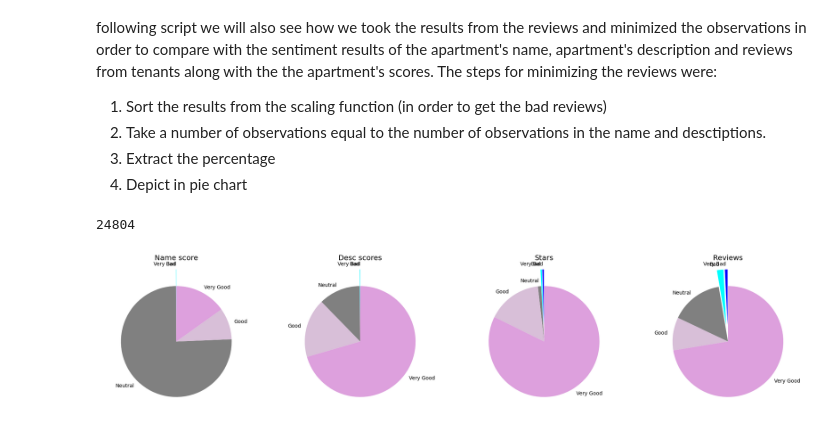
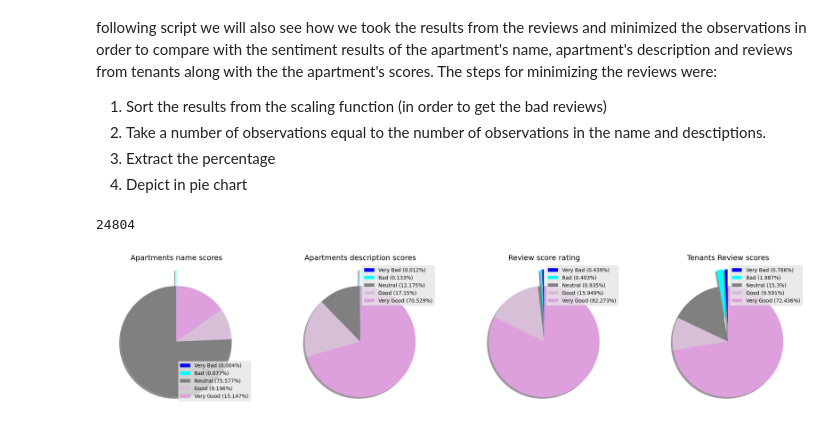
Before and after one commit to cecil7525/CompToolsAirBNB, a Jupyter notebook: senti.ipynb, the cells around one changed output. Drawn from its saved outputs; the diff is of its cells as text; code cells hidden in the pictures.

```diff
--- a/senti.ipynb
+++ b/senti.ipynb
@@ -554,51 +554,63 @@ frev=[counter[x] for x in sorted(counter.keys())]
 # take data percentage
 
 pname=[round((i*100)/sum(fname),3) for i in fname]
 pdesc=[round((i*100)/sum(fdesc),3) for i in fdesc]
 pstar=[round((i*100)/sum(fstar),3) for i in fstar]
 prev=[round((i*100)/sum(frev),3) for i in frev]
 
 # pie chart
 
 # Data for the pie charts
 labels1 = ['Very Bad', 'Bad', 'Neutral', 'Good', 'Very Good']
 
 # Create subplots
 fig, axs = plt.subplots(1, 4, figsize=(25, 5))
 expl=(0.3,0.3,0,0,0)
 cl=('blue','cyan','grey','Thistle', 'Plum')
 
-# First pie chart
-#axs[0].pie(pname,colors=cl, explode=expl,labels=labels1, autopct='%1.1f%%', startangle=90)
-axs[0].pie(pname,colors=cl, explode=expl,labels=labels1, startangle=90)
+def my_autopct(pct):
+    return ('%.2f' % pct) if pct > 90 else ''
 
-#patches, texts, auto = axs[0].pie(pname, colors=cl, shadow=True, startangle=90,explode=expl, autopct='%1.1f%%' )
-#patches, texts, auto = axs[0].pie(pname,colors=cl, explode=expl,labels=labels1, startangle=90)
-#axs[0].legend(patches, labels1, loc="best")
+# 90
+r=90
+# loc="best"
+ll='upper right'
 
-axs[0].axis('equal')  # Equal aspect ratio ensures that pie is drawn as a circle.
-axs[0].set_title('Name score')
+axs[0].pie(pname, colors = cl, explode=expl, labels=None,autopct=my_autopct, shadow=False, startangle=r)
+patches, texts, auto = axs[0].pie(pname, colors=cl, shadow=True, startangle=r,explode=expl, autopct=my_autopct )
+labels2=[]
+for i in range(len(pname)): labels2.append(labels1[i]+' ('+str(pname[i])+'%)')
+axs[0].legend(patches, labels2, loc='lower right')
+axs[0].axis('equal')
+axs[0].set_title('Apartments name scores')
 
-# Second pie chart
-#axs[1].pie(pdesc,colors=cl, explode=expl,labels=labels1, autopct='%1.1f%%', startangle=90)
-axs[1].pie(pdesc,colors=cl, explode=expl,labels=labels1, startangle=90)
+
+axs[1].pie(pdesc, colors = cl, explode=expl, labels=None ,autopct=my_autopct, shadow=False, startangle=r)
+patches, texts, auto = axs[1].pie(pdesc, colors=cl, shadow=True, startangle=r,explode=expl, autopct=my_autopct )
+labels2=[]
+for i in range(len(pname)): labels2.append(labels1[i]+' ('+str(pdesc[i])+'%)')
+axs[1].legend(patches, labels2, loc=ll)
 axs[1].axis('equal')
-axs[1].set_title('Desc scores')
+axs[1].set_title('Apartments description scores')
 
-# Third pie chart
-#axs[2].pie(pstar,colors=cl, explode=expl,labels=labels1, autopct='%1.1f%%', startangle=90)
-axs[2].pie(pstar,colors=cl, explode=expl,labels=labels1, startangle=90)
+axs[2].pie(pstar, colors = cl, explode=expl, labels=None,autopct=my_autopct, shadow=False, startangle=r)
+patches, texts, auto = axs[2].pie(pstar, colors=cl, shadow=True, startangle=r,explode=expl, autopct=my_autopct )
+labels2=[]
+for i in range(len(pname)): labels2.append(labels1[i]+' ('+str(pstar[i])+'%)')
+axs[2].legend(patches, labels2, loc=ll)
 axs[2].axis('equal')
-axs[2].set_title('Stars')
+axs[2].set_title('Review score rating')
 
-# Third pie chart
-#axs[3].pie(prev,colors=cl, explode=expl,labels=labels1, autopct='%1.1f%%', startangle=90)
-axs[3].pie(prev,colors=cl, explode=expl,labels=labels1, startangle=90)
+axs[3].pie(prev, colors = cl, explode=expl, labels=None,autopct=my_autopct, shadow=False, startangle=r)
+patches, texts, auto = axs[3].pie(prev, colors=cl, shadow=True, startangle=r,explode=expl, autopct=my_autopct )
+labels2=[]
+for i in range(len(pname)): labels2.append(labels1[i]+' ('+str(prev[i])+'%)')
+axs[3].legend(patches, labels2, loc=ll)
 axs[3].axis('equal')
-axs[3].set_title('Reviews')
+axs[3].set_title('Tenants Review scores')
 
 # Display the pie charts
 plt.show()
 # %% [output]
 24804
-[figure, old version]
+[figure, new version]
```
